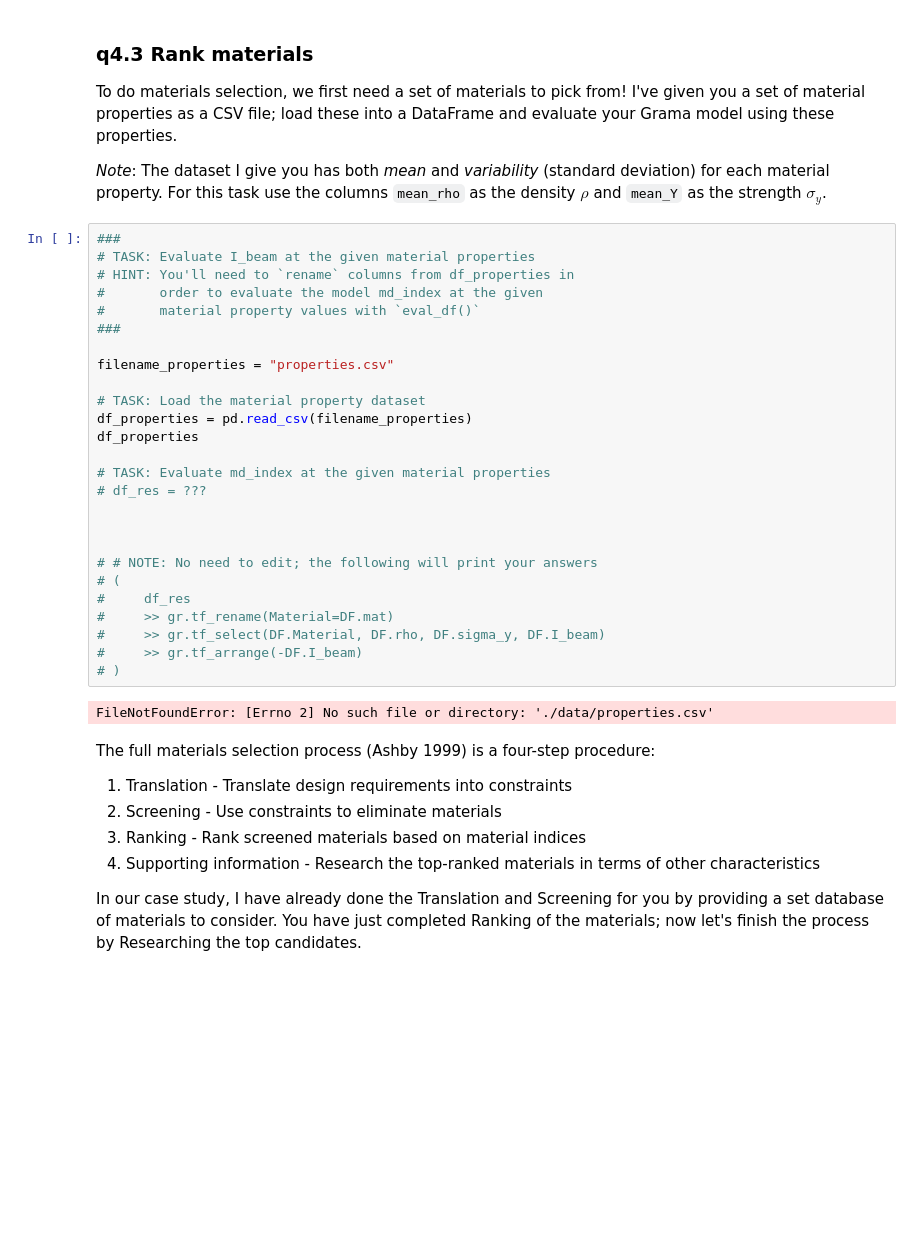
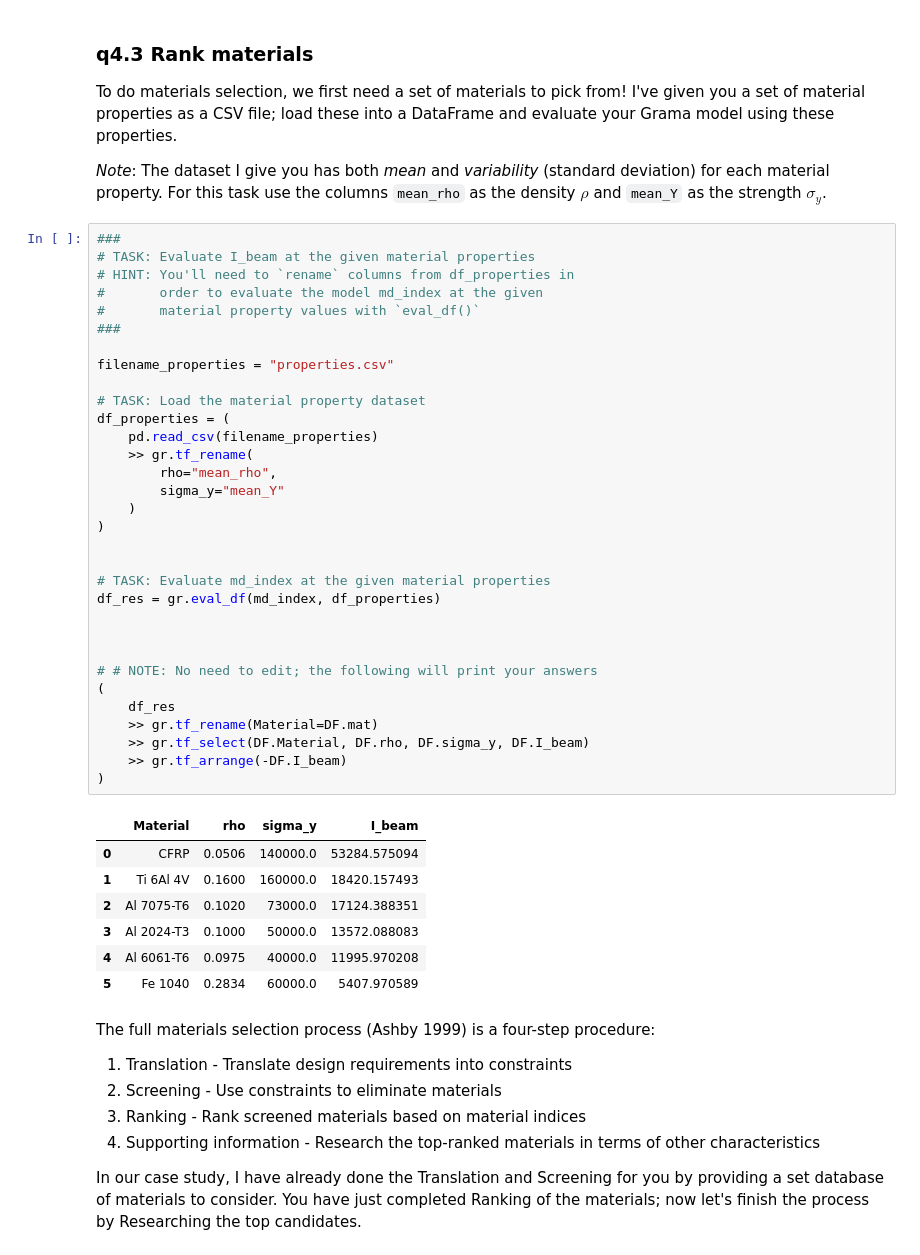
Before and after one commit to amineeva/PDO, a Jupyter notebook: assignments/nb2-constrained-assignment.ipynb, the cells around one changed output. Drawn from its saved outputs; the diff is of its cells as text; blank space fills up the shorter version.

```diff
--- a/assignments/nb2-constrained-assignment.ipynb
+++ b/assignments/nb2-constrained-assignment.ipynb
@@ -1062,31 +1062,43 @@ To do materials selection, we first need a set of materials to pick from! I've g
 # %%
 ###
 # TASK: Evaluate I_beam at the given material properties
 # HINT: You'll need to `rename` columns from df_properties in
 #       order to evaluate the model md_index at the given
 #       material property values with `eval_df()`
 ###
 
 filename_properties = "properties.csv"
 
 # TASK: Load the material property dataset
-df_properties = pd.read_csv(filename_properties)
-df_properties
+df_properties = (
+    pd.read_csv(filename_properties)
+    >> gr.tf_rename(
+        rho="mean_rho",
+        sigma_y="mean_Y"
+    )
+)
+
 
 # TASK: Evaluate md_index at the given material properties
-# df_res = ???
+df_res = gr.eval_df(md_index, df_properties)
 
 
 
 # # NOTE: No need to edit; the following will print your answers
-# (
-#     df_res
-#     >> gr.tf_rename(Material=DF.mat)
-#     >> gr.tf_select(DF.Material, DF.rho, DF.sigma_y, DF.I_beam)
-#     >> gr.tf_arrange(-DF.I_beam)
-# )
+(
+    df_res
+    >> gr.tf_rename(Material=DF.mat)
+    >> gr.tf_select(DF.Material, DF.rho, DF.sigma_y, DF.I_beam)
+    >> gr.tf_arrange(-DF.I_beam)
+)
 # %% [output]
-FileNotFoundError: [Errno 2] No such file or directory: './data/properties.csv'
+|  | Material | rho | sigma_y | I_beam |
+| 0 | CFRP | 0.0506 | 140000.0 | 53284.575094 |
+| 1 | Ti 6Al 4V | 0.1600 | 160000.0 | 18420.157493 |
+| 2 | Al 7075-T6 | 0.1020 | 73000.0 | 17124.388351 |
+| 3 | Al 2024-T3 | 0.1000 | 50000.0 | 13572.088083 |
+| 4 | Al 6061-T6 | 0.0975 | 40000.0 | 11995.970208 |
+| 5 | Fe 1040 | 0.2834 | 60000.0 | 5407.970589 |
 # %% [markdown]
 The full materials selection process (Ashby 1999) is a four-step procedure:
 
```
Also changed, not shown: parts of 1 cell of this notebook.
